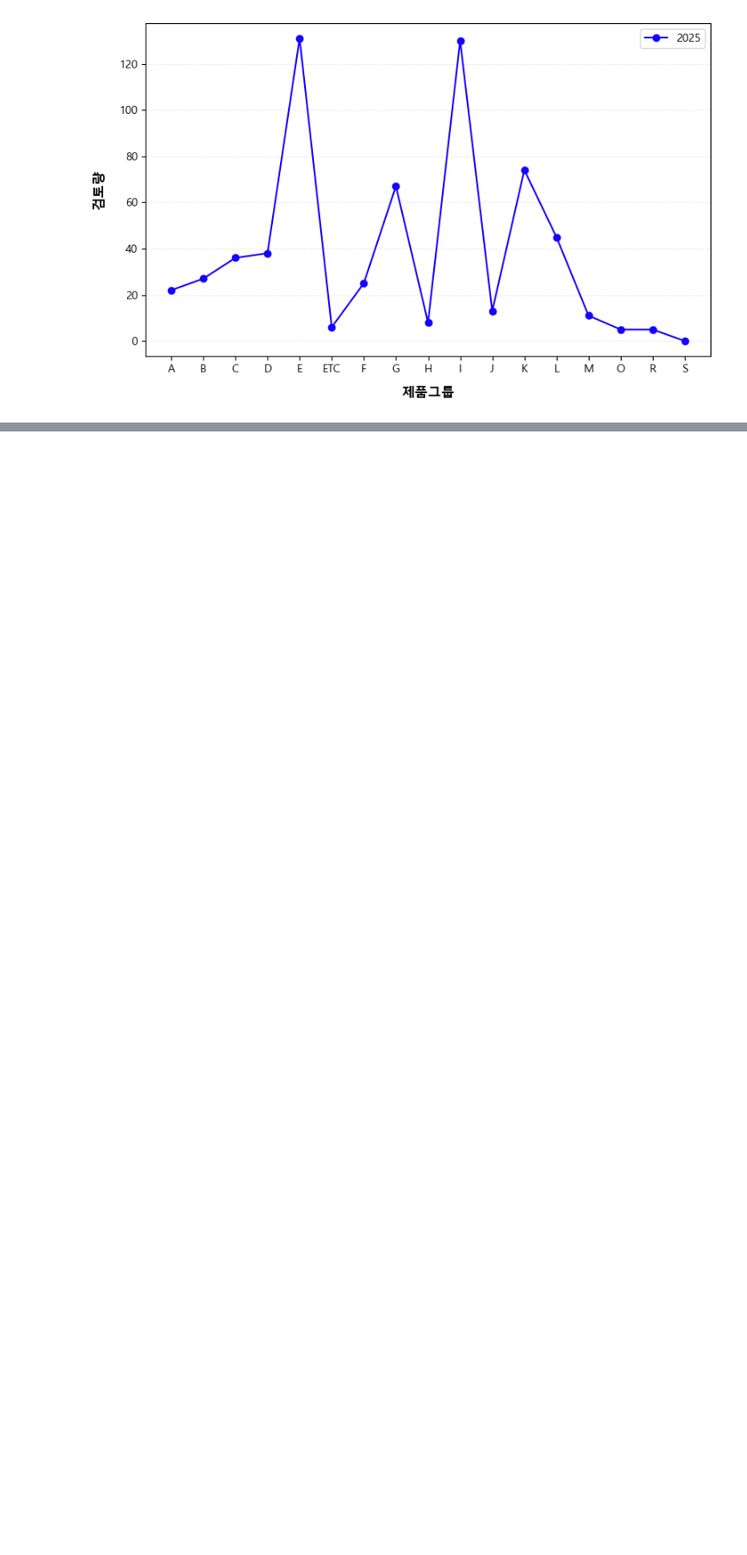
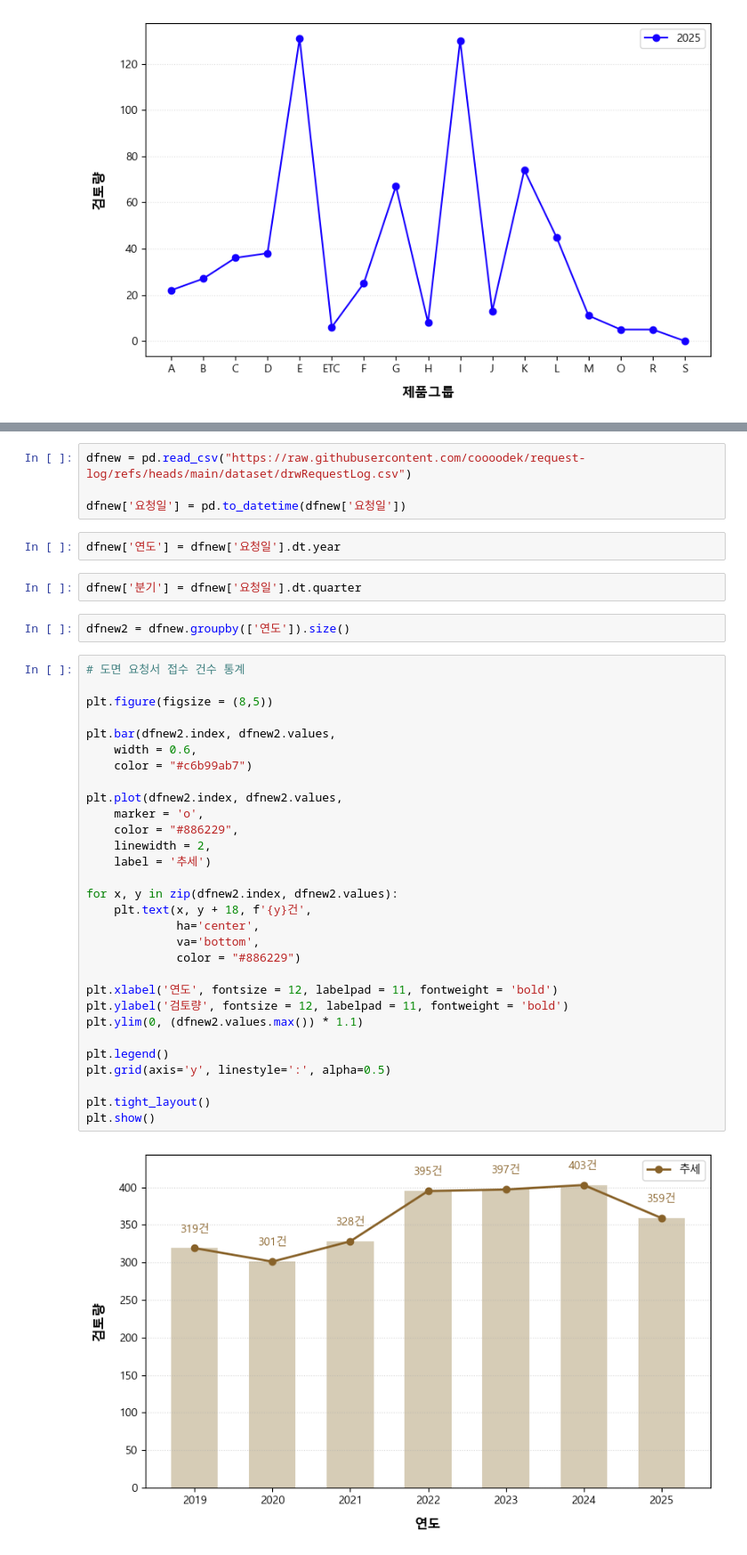
Before and after one commit to coooodek/request-log, a Jupyter notebook: work/03-2_Analysis.ipynb, the cells around one changed output, grey strips where cells are left out. Shown at 89% size. Drawn from its saved outputs; the diff is of its cells as text; blank space fills up the shorter version.

Commit message:
feat: add statistics for drawing request data

```diff
--- a/work/03-2_Analysis.ipynb
+++ b/work/03-2_Analysis.ipynb
@@ -116,0 +144,42 @@ plt.show()
+# %%
+dfnew = pd.read_csv("https://raw.githubusercontent.com/coooodek/request-log/refs/heads/main/dataset/drwRequestLog.csv")
+
+dfnew['요청일'] = pd.to_datetime(dfnew['요청일'])
+# %%
+dfnew['연도'] = dfnew['요청일'].dt.year
+# %%
+dfnew['분기'] = dfnew['요청일'].dt.quarter
+# %%
+dfnew2 = dfnew.groupby(['연도']).size()
+# %%
+# 도면 요청서 접수 건수 통계
+
+plt.figure(figsize = (8,5))
+
+plt.bar(dfnew2.index, dfnew2.values,
+    width = 0.6,
+    color = "#c6b99ab7")
+
+plt.plot(dfnew2.index, dfnew2.values,
+    marker = 'o',
+    color = "#886229",
+    linewidth = 2,
+    label = '추세')
+
+for x, y in zip(dfnew2.index, dfnew2.values):
+    plt.text(x, y + 18, f'{y}건',
+             ha='center',
+             va='bottom',
+             color = "#886229")
+
+plt.xlabel('연도', fontsize = 12, labelpad = 11, fontweight = 'bold')
+plt.ylabel('검토량', fontsize = 12, labelpad = 11, fontweight = 'bold')
+plt.ylim(0, (dfnew2.values.max()) * 1.1)
+
+plt.legend()
+plt.grid(axis='y', linestyle=':', alpha=0.5)
+
+plt.tight_layout()
+plt.show()
+# %% [output]
+[figure, added]
```
Also changed, not shown: parts of 7 cells of this notebook.
